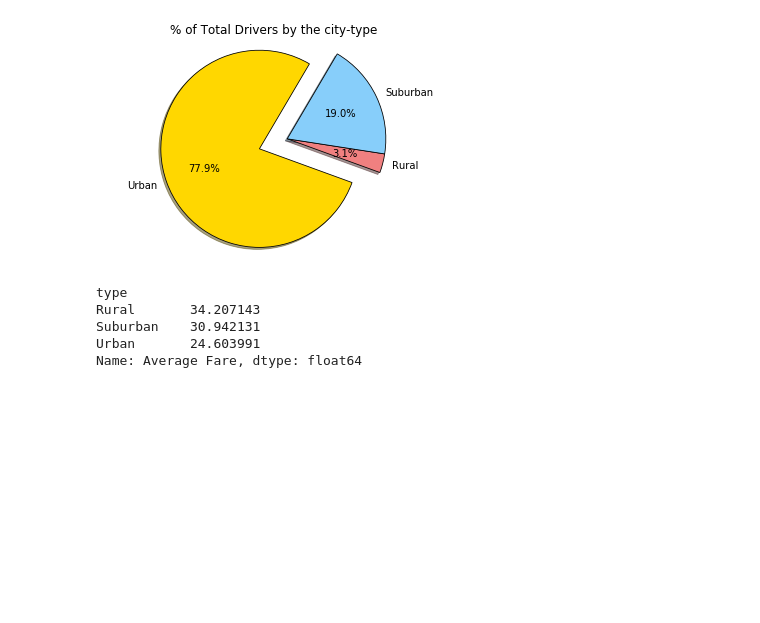
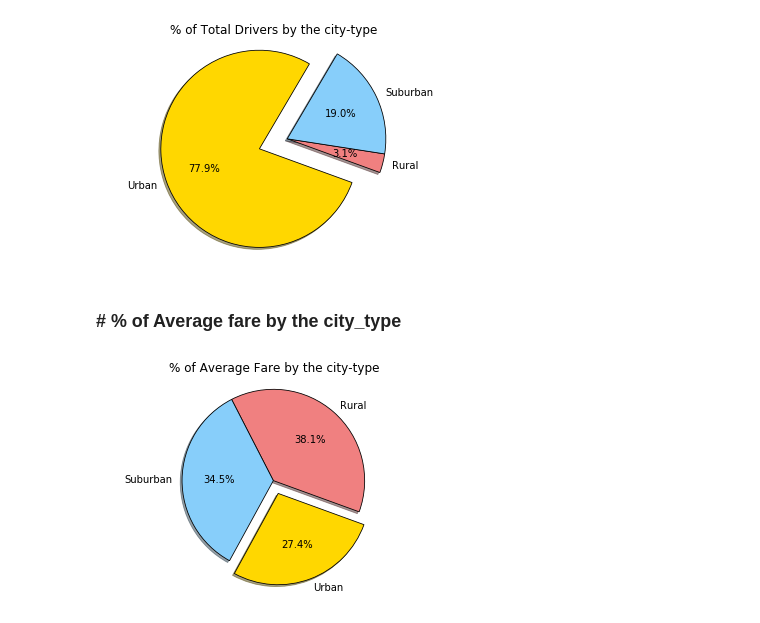
Before and after one commit to gayatripingale/Homework, a Jupyter notebook: Matplotlib/Pyber_RideSharing_Matplotlib.ipynb, the cells around one changed output. Saved outputs shown, nothing was run; the diff lists cells and outputs as text; code cells hidden in the pictures; blank space fills up the shorter version.

```diff
--- a/Matplotlib/Pyber_RideSharing_Matplotlib.ipynb
+++ b/Matplotlib/Pyber_RideSharing_Matplotlib.ipynb
@@ -194,33 +212,31 @@ plt.savefig
 plt.show()
 # %% [output]
 [figure]
+# %% [markdown]
+### # % of Average fare by the city_type ###
 # %%
 # % of Average fare by the city_type
 
 # Calculate Average Fare by city-type
 #urb_avg = urban_df["Average Fare"].mean()
 #suburb_avg = suburban_df["Average Fare"].mean()
 #rur_avg = rural_df["Average Fare"].mean()
 # Insteade of doing above three steps to find the avgs for urb,subrb and rural, you can do it in one step as follows
 
 avg_fare = city_rides_df.groupby(['type'])['Average Fare'].mean()
 
 plt.pie(avg_fare, labels=["Rural","Suburban","Urban"],
                                         colors = ["lightcoral","lightskyblue","Gold"],
-                                        explode =(0,0,0.3),
+                                        explode =(0,0,0.15),
                                         autopct = "%1.1f%%",
                                         shadow = True, startangle= -20,
                                         wedgeprops={'linewidth':0.8,'edgecolor':'black'}
 
                                         )
 plt.title( "% of Average Fare by the city-type")
 
 plt.axis('equal')
 plt.savefig
-avg_fare
+plt.show()
 # %% [output]
-type
-Rural       34.207143
-Suburban    30.942131
-Urban       24.603991
-Name: Average Fare, dtype: float64
+[figure, added]
```
Also changed, not shown: parts of 4 cells of this notebook.
